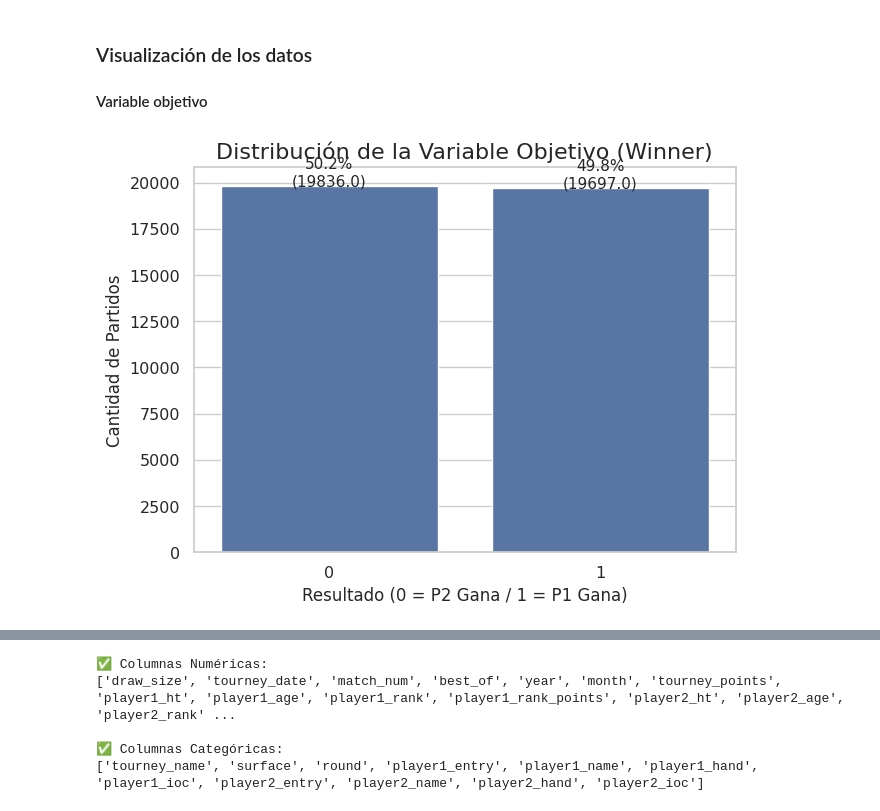
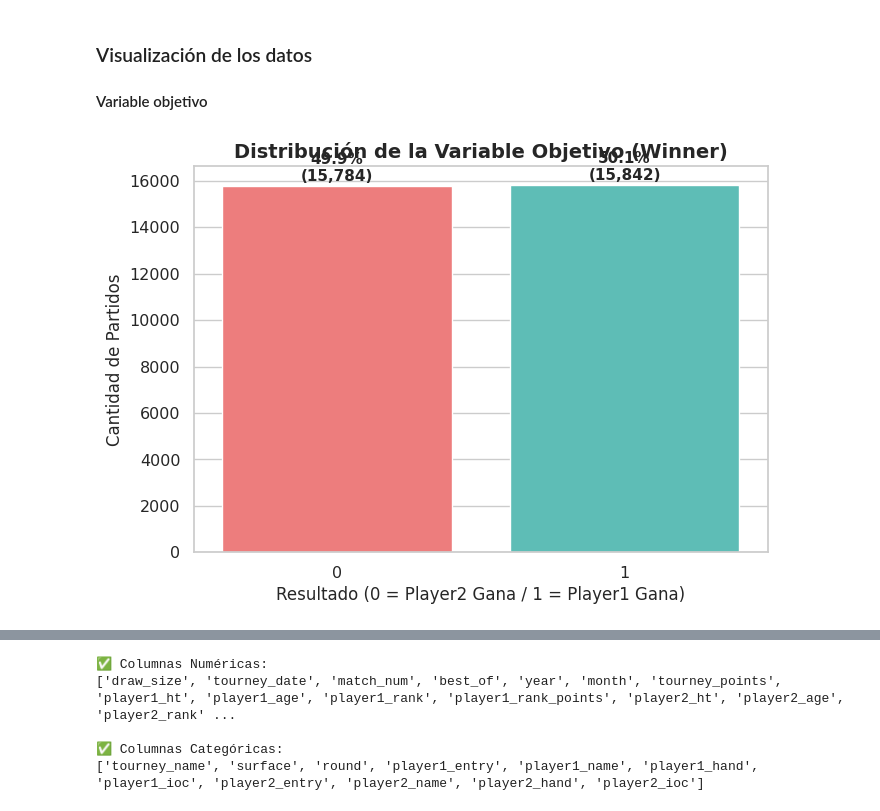
Before and after one commit to Sterrysx/Tennis-ML-APA, a Jupyter notebook: notebooks/02_exploratorio_minimo.ipynb, the cells around one changed output, grey strips where cells are left out. Saved outputs shown, nothing was run; the diff lists cells and outputs as text; code cells hidden in the pictures.

```diff
--- a/notebooks/02_exploratorio_minimo.ipynb
+++ b/notebooks/02_exploratorio_minimo.ipynb
@@ -163,24 +167,30 @@ display(matches_train.describe(include='all').T)
 
 #### Variable objetivo
 # %%
+# Gráfico simple de la distribución de Winner
 plt.figure(figsize=(7, 5))
-sns.countplot(data=matches, x='winner')
-plt.title('Distribución de la Variable Objetivo (Winner)', fontsize=16)
-plt.xlabel('Resultado (0 = P2 Gana / 1 = P1 Gana)', fontsize=12)
-plt.ylabel('Cantidad de Partidos', fontsize=12)
+
+# Crear el gráfico con el método correcto
+ax = plt.gca()
+sns.countplot(data=matches_train, x='winner', hue='winner', palette=['#FF6B6B', '#4ECDC4'], ax=ax, legend=False)
+
+ax.set_title('Distribución de la Variable Objetivo (Winner)', fontsize=14, fontweight='bold')
+ax.set_xlabel('Resultado (0 = Player2 Gana / 1 = Player1 Gana)', fontsize=12)
+ax.set_ylabel('Cantidad de Partidos', fontsize=12)
 
 # Añadir etiquetas con los porcentajes
-total = len(matches)
-ax = plt.gca() # Get Current Axis
+total = len(matches_train)
 for p in ax.patches:
     height = p.get_height()
     ax.text(p.get_x() + p.get_width()/2.,
-            height + 5,
-            f'{height/total:.1%}\n({height})',
-            ha="center", fontsize=11)
+            height + 200,
+            f'{height/total:.1%}\n({int(height):,})',
+            ha="center", fontsize=11, fontweight='bold')
+
+plt.tight_layout()
 plt.show();
 # %% [output]
-[figure, old version]
+[figure, new version]
 # %%
 # ============================================================================
 # ANÁLISIS DE LA VARIABLE OBJETIVO: WINNER
```
Also changed, not shown: parts of 8 cells of this notebook, 3 other files.
